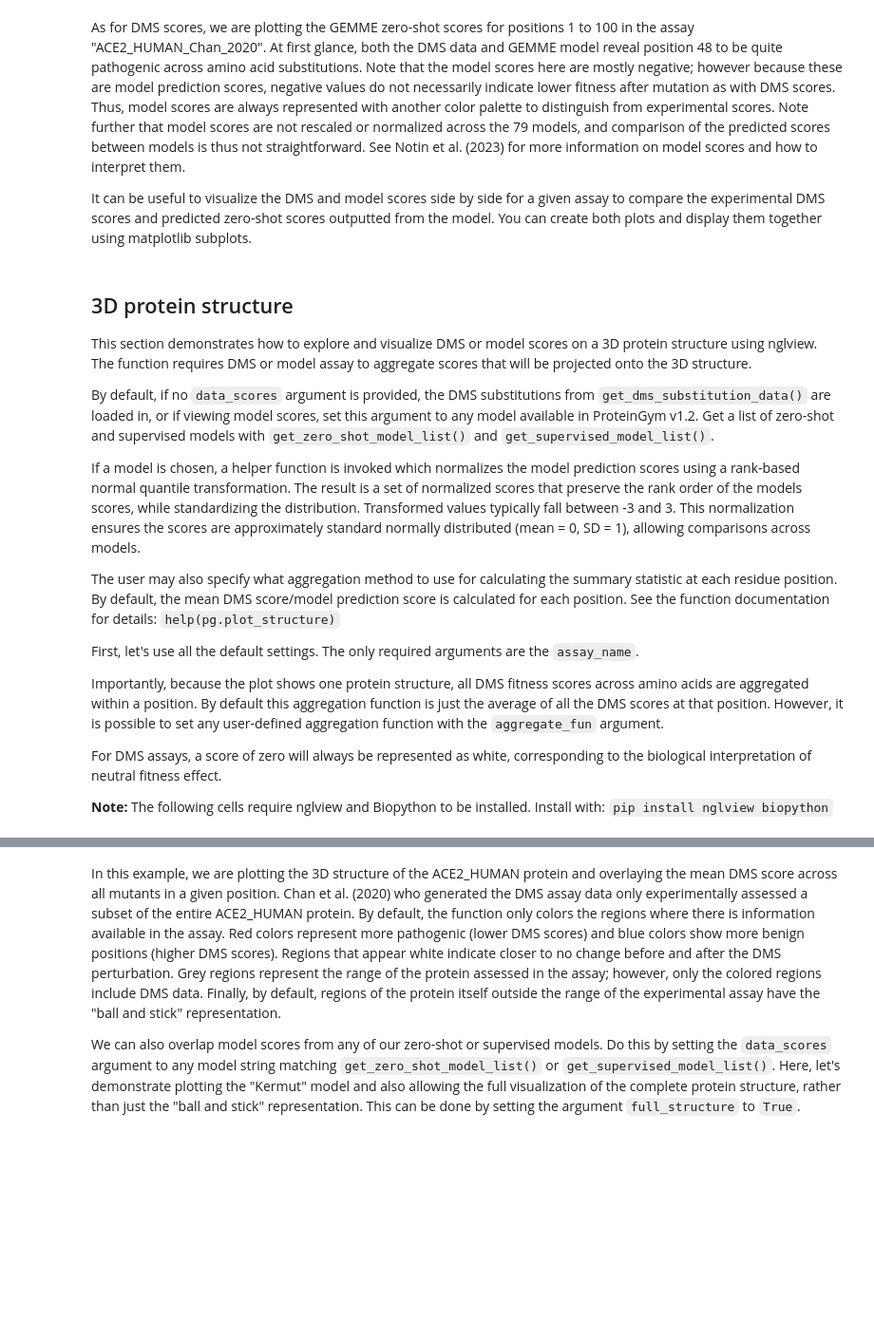
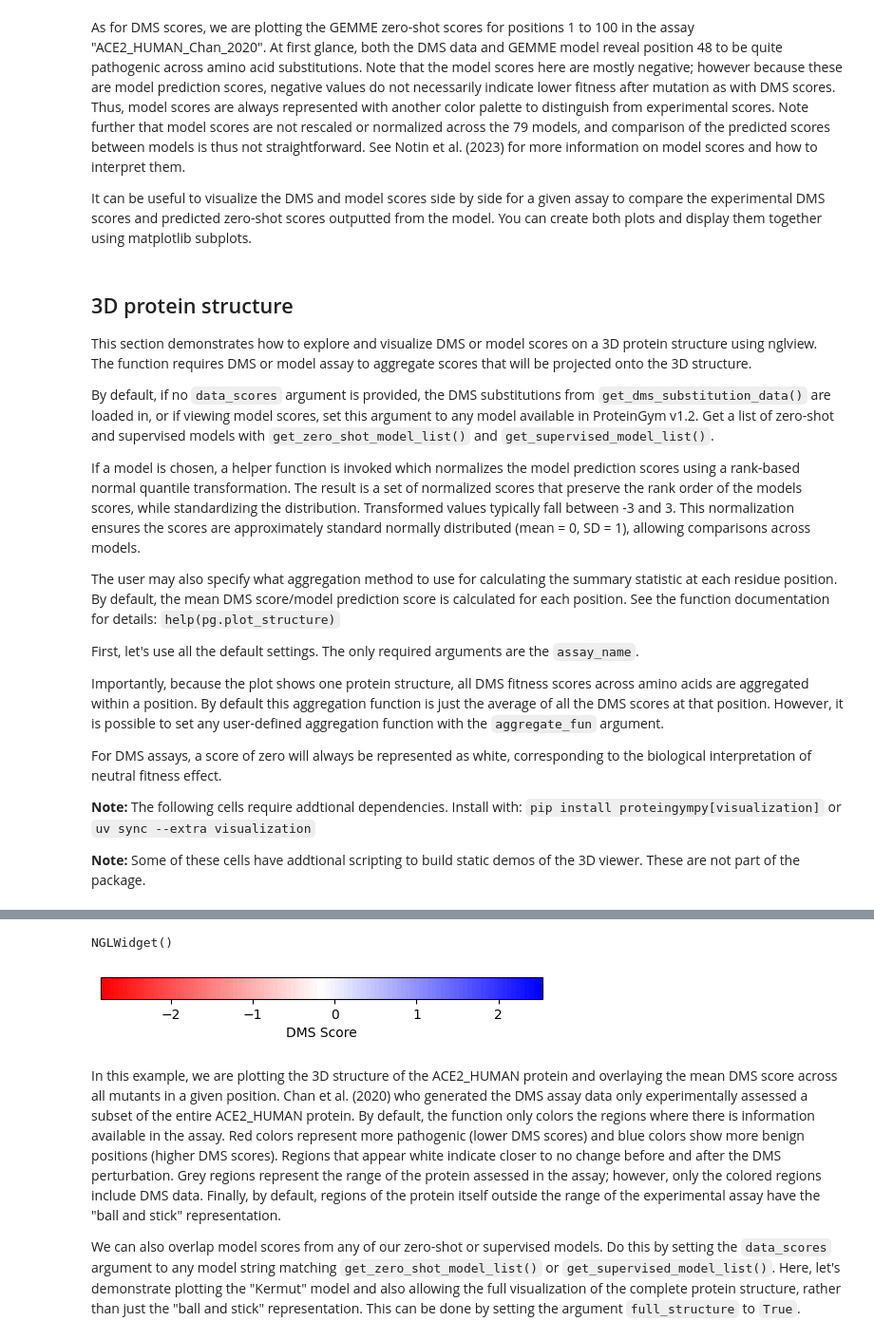
Before and after one commit to ccb-hms/ProteinGymPy, a Jupyter notebook: docs/visualization_exploration.ipynb, the cells around one changed output, grey strips where cells are left out. Shown: that part at 95% size. Saved outputs shown, nothing was run; the diff lists cells and outputs as text; code cells hidden in the pictures; blank space fills up the shorter version.

Commit message:
fixing color panels in plot_structure

```diff
--- a/docs/visualization_exploration.ipynb
+++ b/docs/visualization_exploration.ipynb
@@ -114,11 +122,14 @@ Importantly, because the plot shows one protein structure, all DMS fitness score
 
 For DMS assays, a score of zero will always be represented as white, corresponding to the biological interpretation of neutral fitness effect.
 
-**Note:** The following cells require nglview and Biopython to be installed. Install with: `pip install nglview biopython`
+**Note:** The following cells require addtional dependencies. Install with: `pip install proteingympy[visualization]` or `uv sync --extra visualization`
+
+**Note:** Some of these cells have addtional scripting to build static demos of the 3D viewer. These are not part of the package.
 # %%
 # 3D structure visualization (requires nglview)
 from proteingympy.plot_structure import plot_structure
 
 # Plot 3D structure with DMS scores
-structure_view = plot_structure(assay_name="ACE2_HUMAN_Chan_2020")
-structure_view
+view, fig = plot_structure(assay_name="ACE2_HUMAN_Chan_2020")
+display(view)  # Display the 3D structure  # Display the colorbar legend
+# %% [output]
@@ -125,3 +139,5 @@ structure_view
+NGLWidget()
+[figure, added]
 # %% [markdown]
 In this example, we are plotting the 3D structure of the ACE2_HUMAN protein and overlaying the mean DMS score across all mutants in a given position. Chan et al. (2020) who generated the DMS assay data only experimentally assessed a subset of the entire ACE2_HUMAN protein. By default, the function only colors the regions where there is information available in the assay. Red colors represent more pathogenic (lower DMS scores) and blue colors show more benign positions (higher DMS scores). Regions that appear white indicate closer to no change before and after the DMS perturbation. Grey regions represent the range of the protein assessed in the assay; however, only the colored regions include DMS data. Finally, by default, regions of the protein itself outside the range of the experimental assay have the "ball and stick" representation.
 
```
Also changed, not shown: parts of 3 cells of this notebook, 1 other file.
